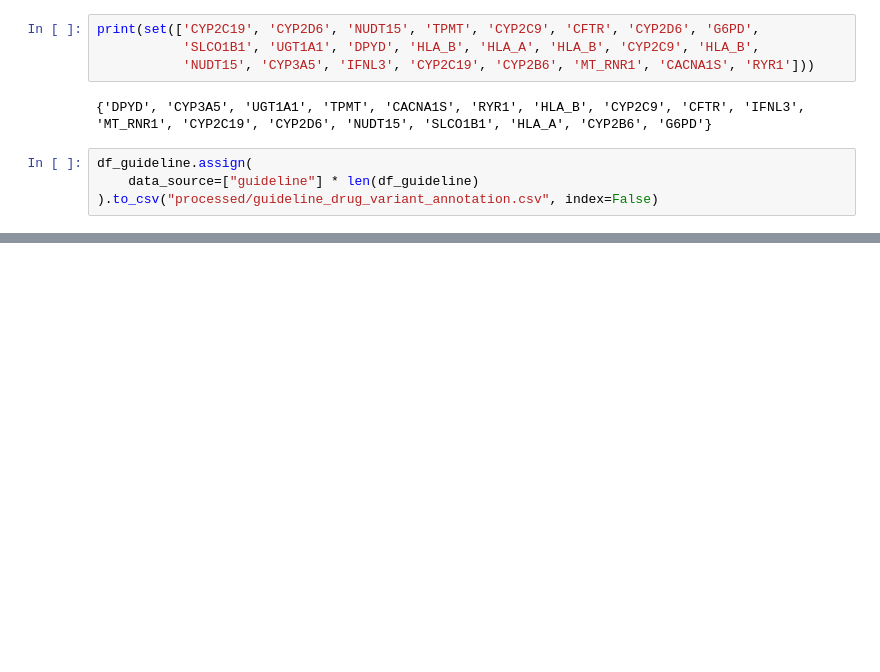
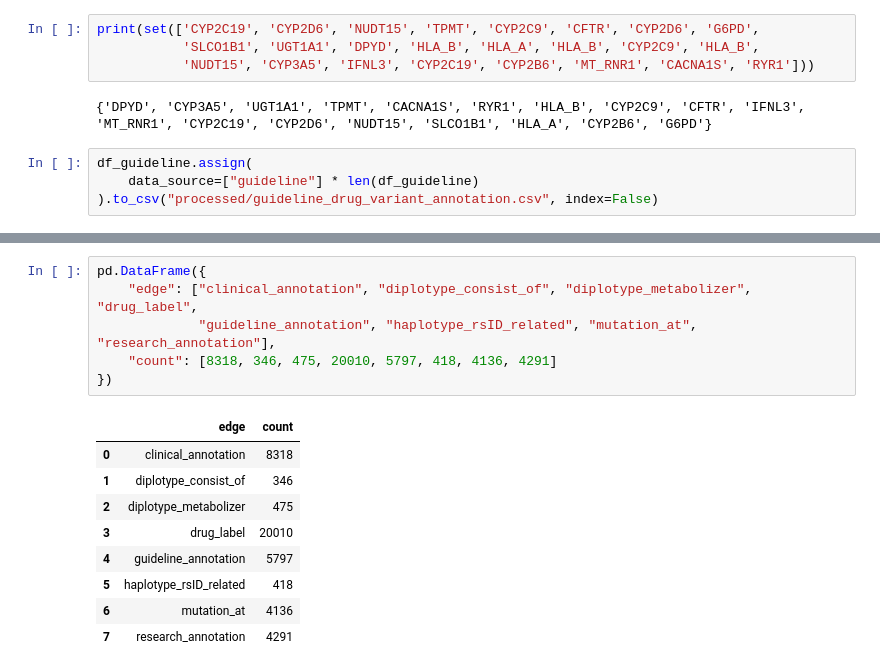
Before and after one commit to johncolezhang/pgkb_graph, a Jupyter notebook: pgkb_guideline_annotation_handling.ipynb, the cells around one changed output, grey strips where cells are left out. Drawn from its saved outputs; the diff is of its cells as text; blank space fills up the shorter version.

Commit message:
PGKB data Enhancement.

```diff
--- a/pgkb_guideline_annotation_handling.ipynb
+++ b/pgkb_guideline_annotation_handling.ipynb
@@ -101,0 +475,16 @@ df_guideline.assign(
+# %%
+pd.DataFrame({
+    "edge": ["clinical_annotation", "diplotype_consist_of", "diplotype_metabolizer", "drug_label",
+             "guideline_annotation", "haplotype_rsID_related", "mutation_at", "research_annotation"],
+    "count": [8318, 346, 475, 20010, 5797, 418, 4136, 4291]
+})
+# %% [output]
+|  | edge | count |
+| 0 | clinical_annotation | 8318 |
+| 1 | diplotype_consist_of | 346 |
+| 2 | diplotype_metabolizer | 475 |
+| 3 | drug_label | 20010 |
+| 4 | guideline_annotation | 5797 |
+| 5 | haplotype_rsID_related | 418 |
+| 6 | mutation_at | 4136 |
+| 7 | research_annotation | 4291 |
```
Also changed, not shown: parts of 16 cells of this notebook, 4 other files.
